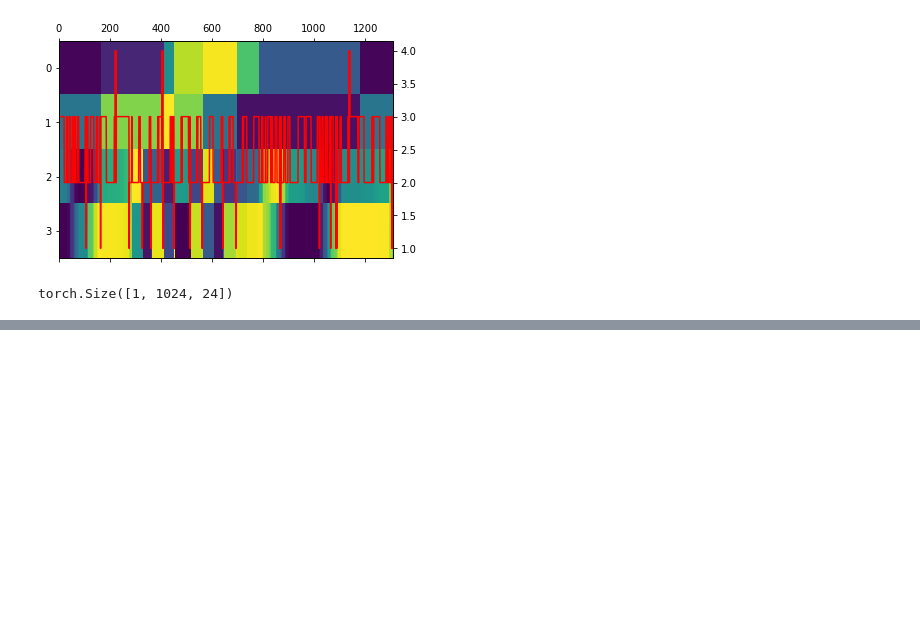
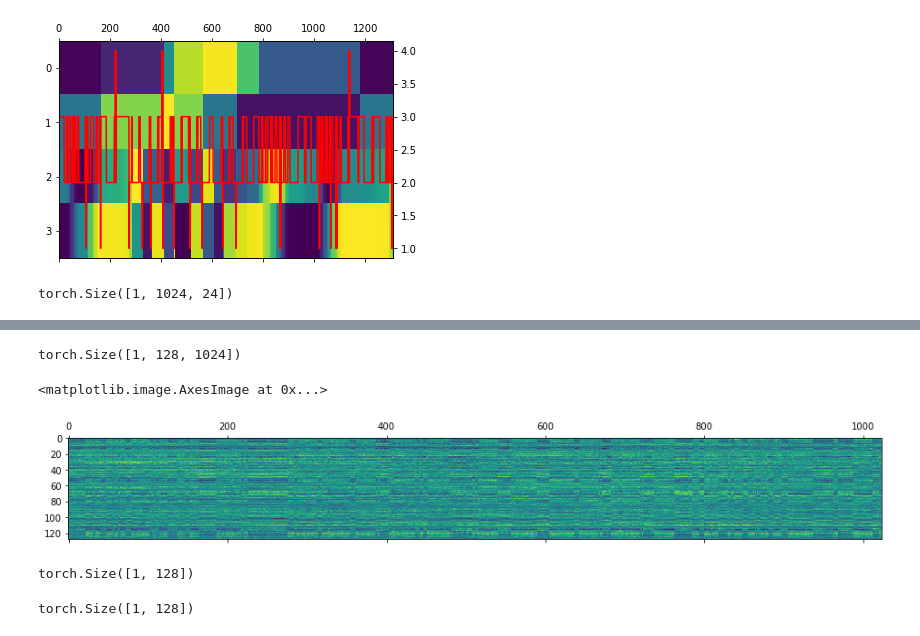
Before and after one commit to nannullna/ts4uplift, a Jupyter notebook: notebooks/exp_models.ipynb, the cells around one changed output, grey strips where cells are left out. Saved outputs shown, nothing was run; the diff lists cells and outputs as text; code cells hidden in the pictures; blank space fills up the shorter version.

Commit message:
implemented basic models

```diff
--- a/notebooks/exp_models.ipynb
+++ b/notebooks/exp_models.ipynb
@@ -82,0 +85,23 @@ plt.matshow(ftrs.detach().numpy()[0].T, aspect='auto')
+# %%
+encoder = DilatedConvEncoder(24, [128] * 10, 3, 0.2)
+out = encoder(ftrs.transpose(1, 2)) # (B, D, L)
+out.shape
+# %% [output]
+torch.Size([1, 128, 1024])
+# %%
+plt.matshow(out[0].detach().numpy(), aspect='auto')
+# %% [output]
+<matplotlib.image.AxesImage at 0x...>
+[figure, added]
+# %%
+model = TCNEncoder(24, 128, 10, 0.2, 'last') # backbone
+out = model(ftrs)
+out.shape
+# %% [output]
+torch.Size([1, 128])
+# %%
+model = RNNEncoder(24, 128, 2, 0.2, 'last') # backbone
+out = model(ftrs)
+out.shape
+# %% [output]
+torch.Size([1, 128])
```
Also changed, not shown: parts of 4 cells of this notebook, 5 other files.
